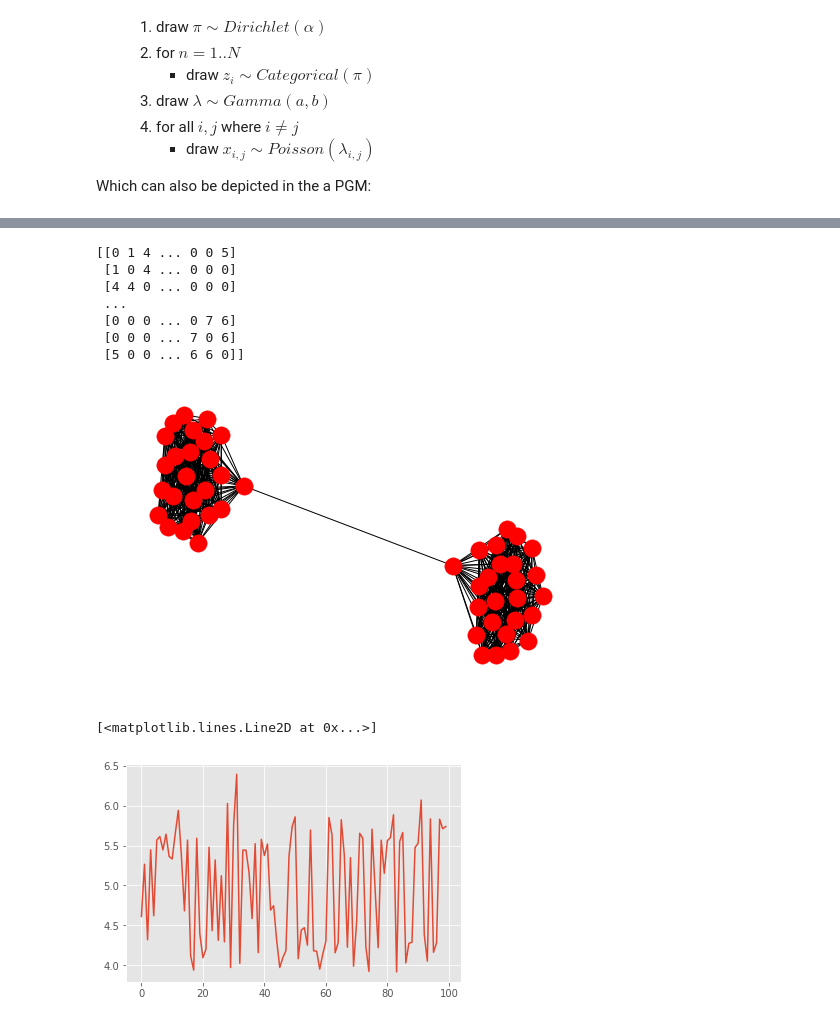
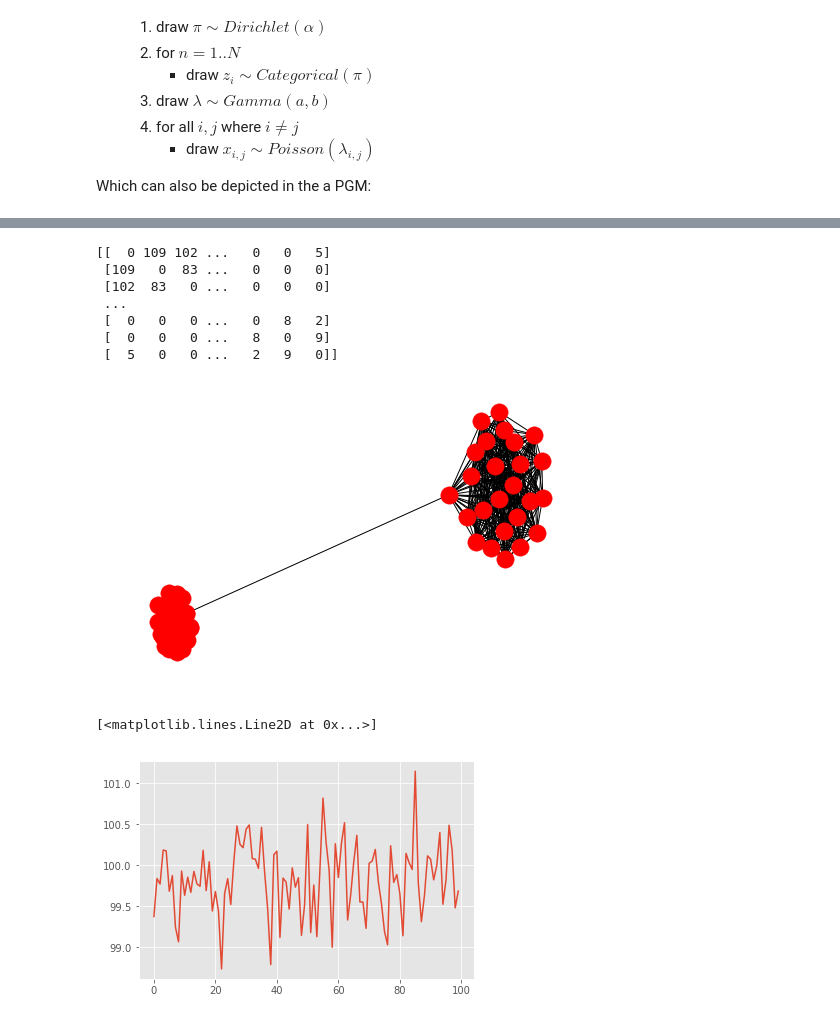
Before and after one commit to davidfrichhansen/mbml_project, a Jupyter notebook: notebooks/SBMPoisson.ipynb, the cells around one changed output, grey strips where cells are left out. Drawn from its saved outputs; the diff is of its cells as text; code cells hidden in the pictures.

```diff
--- a/notebooks/SBMPoisson.ipynb
+++ b/notebooks/SBMPoisson.ipynb
@@ -125,35 +132,35 @@ INFO:pystan:COMPILING THE C++ CODE FOR MODEL anon_model_9b8176e399c35195ff960fcd
 # %%
 # Generate small network to test on
 
 num_each = 50
 G = nx.barbell_graph(num_each,0)
 #nx.draw(G)
 
 mat = nx.to_numpy_array(G, dtype=int)
-rate1 = 5
+rate1 = 100
 rate2 = 8
 mat1 = np.random.poisson(rate1, size=(num_each//2, num_each//2))
 mat1 = np.tril(mat1) + np.tril(mat1,k=-1).T
 mat2 = np.random.poisson(rate2, size=mat1.shape)
-mat2 = np.tril(mat1) + np.tril(mat1, k=-1).T
+mat2 = np.tril(mat2) + np.tril(mat2, k=-1).T
 
 mat = np.array(np.block([[mat1, np.zeros(mat1.shape, dtype=int)], [np.zeros(mat1.shape, dtype=int), mat2]]))
 np.fill_diagonal(mat, 0)
 mat[0,-1] = mat[-1,0] = np.random.poisson(8)
 
 
 print(mat)
 G = nx.from_numpy_array(mat)
 nx.draw(G)
 # %% [output]
-[[0 1 4 ... 0 0 5]
- [1 0 4 ... 0 0 0]
- [4 4 0 ... 0 0 0]
+[[  0 109 102 ...   0   0   5]
+ [109   0  83 ...   0   0   0]
+ [102  83   0 ...   0   0   0]
  ...
- [0 0 0 ... 0 7 6]
- [0 0 0 ... 7 0 6]
- [5 0 0 ... 6 6 0]]
+ [  0   0   0 ...   0   8   2]
+ [  0   0   0 ...   8   0   9]
+ [  5   0   0 ...   2   9   0]]
-[figure, old version]
+[figure, new version]
 # %%
 data = {'X' : mat, 'N' : mat.shape[0], 'K' : 2, 'alpha' : np.ones(2), 'a' : 7.5, 'b' : 1}
 fit = sm.sampling(data=data, iter=10000, chains=1)
@@ -163,4 +170,4 @@ lambda_trace = samples['lambda']
 plt.plot(lambda_trace[-100:,1,1])
 # %% [output]
 [<matplotlib.lines.Line2D at 0x...>]
-[figure, old version]
+[figure, new version]
```
Also changed, not shown: parts of 5 cells of this notebook.
